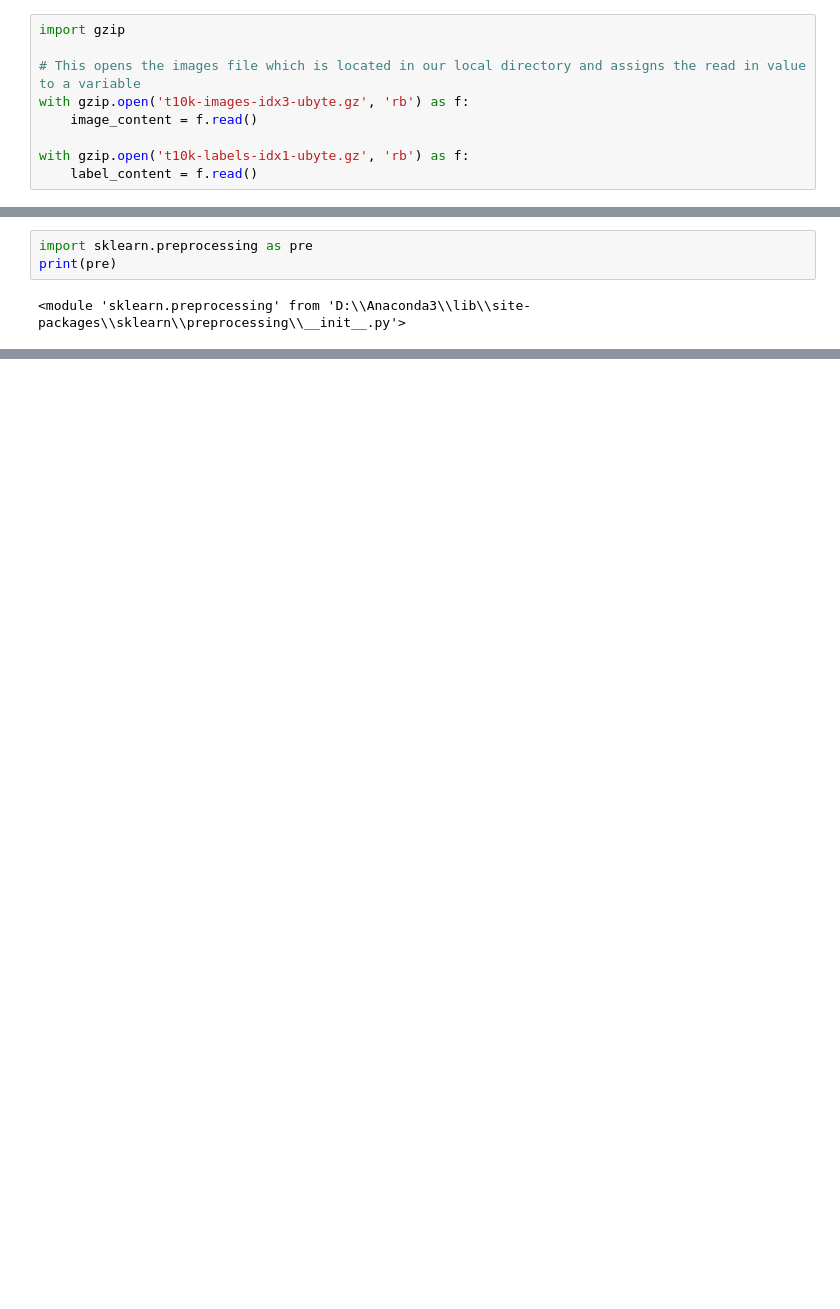
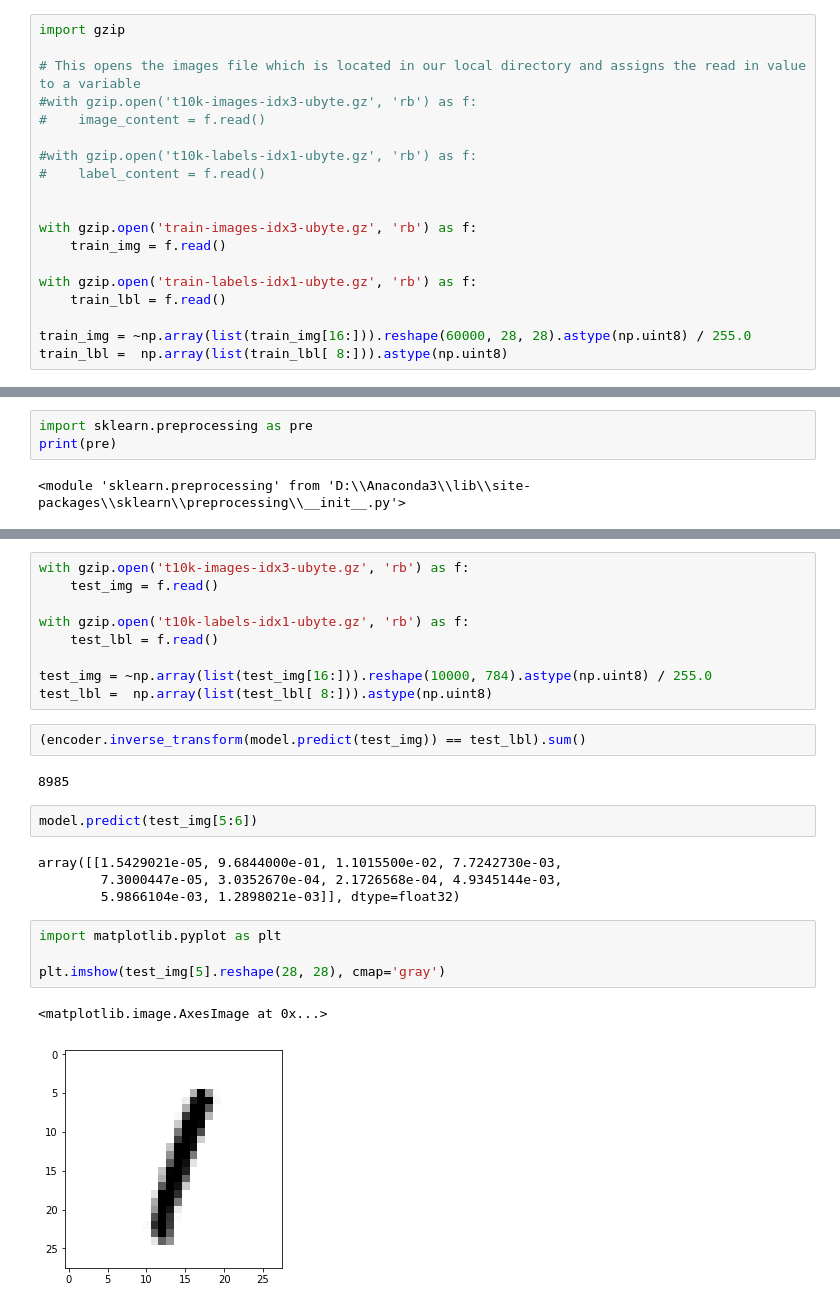
Before and after one commit to RCElucidator7/EmergingTechProject, a Jupyter notebook: Digit-Recognition/DigitRecogNotebook.ipynb, the cells around one changed output, grey strips where cells are left out. Drawn from its saved outputs; the diff is of its cells as text; blank space fills up the shorter version.

```diff
--- a/Digit-Recognition/DigitRecogNotebook.ipynb
+++ b/Digit-Recognition/DigitRecogNotebook.ipynb
@@ -23,11 +23,21 @@ ImportError: Traceback (most recent call last):
 import gzip
 
 # This opens the images file which is located in our local directory and assigns the read in value to a variable
-with gzip.open('t10k-images-idx3-ubyte.gz', 'rb') as f:
-    image_content = f.read()
+#with gzip.open('t10k-images-idx3-ubyte.gz', 'rb') as f:
+#    image_content = f.read()
 
-with gzip.open('t10k-labels-idx1-ubyte.gz', 'rb') as f:
-    label_content = f.read()
+#with gzip.open('t10k-labels-idx1-ubyte.gz', 'rb') as f:
+#    label_content = f.read()
+
+
+with gzip.open('train-images-idx3-ubyte.gz', 'rb') as f:
+    train_img = f.read()
+
+with gzip.open('train-labels-idx1-ubyte.gz', 'rb') as f:
+    train_lbl = f.read()
+
+train_img = ~np.array(list(train_img[16:])).reshape(60000, 28, 28).astype(np.uint8) / 255.0
+train_lbl =  np.array(list(train_lbl[ 8:])).astype(np.uint8)
 # %%
 import numpy as np
 
@@ -60,0 +150,26 @@ print(pre)
+# %%
+with gzip.open('t10k-images-idx3-ubyte.gz', 'rb') as f:
+    test_img = f.read()
+
+with gzip.open('t10k-labels-idx1-ubyte.gz', 'rb') as f:
+    test_lbl = f.read()
+
+test_img = ~np.array(list(test_img[16:])).reshape(10000, 784).astype(np.uint8) / 255.0
+test_lbl =  np.array(list(test_lbl[ 8:])).astype(np.uint8)
+# %%
+(encoder.inverse_transform(model.predict(test_img)) == test_lbl).sum()
+# %% [output]
+8985
+# %%
+model.predict(test_img[5:6])
+# %% [output]
+array([[1.5429021e-05, 9.6844000e-01, 1.1015500e-02, 7.7242730e-03,
+        7.3000447e-05, 3.0352670e-04, 2.1726568e-04, 4.9345144e-03,
+        5.9866104e-03, 1.2898021e-03]], dtype=float32)
+# %%
+import matplotlib.pyplot as plt
+
+plt.imshow(test_img[5].reshape(28, 28), cmap='gray')
+# %% [output]
+<matplotlib.image.AxesImage at 0x...>
+[figure, added]
```
Also changed, not shown: parts of 8 cells of this notebook, 6 other files.
